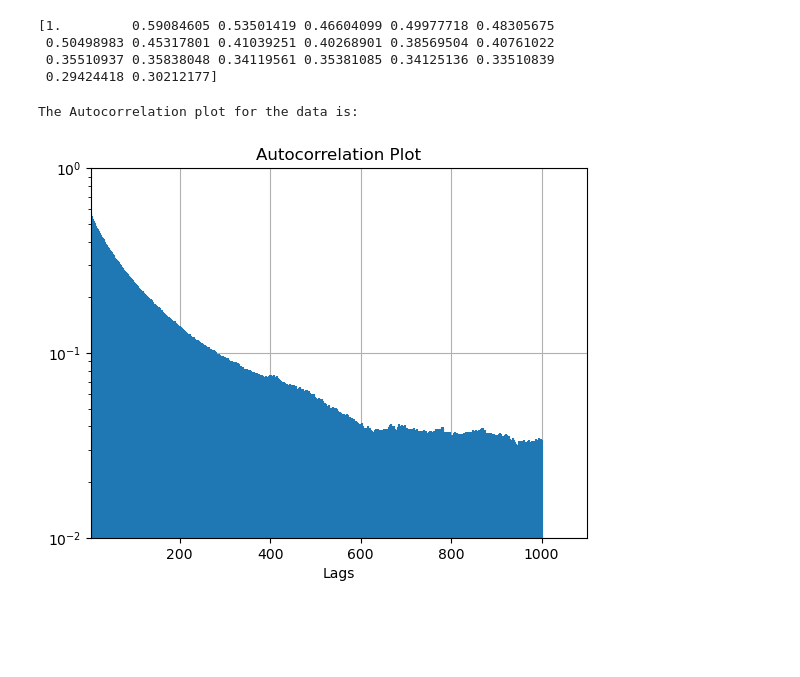
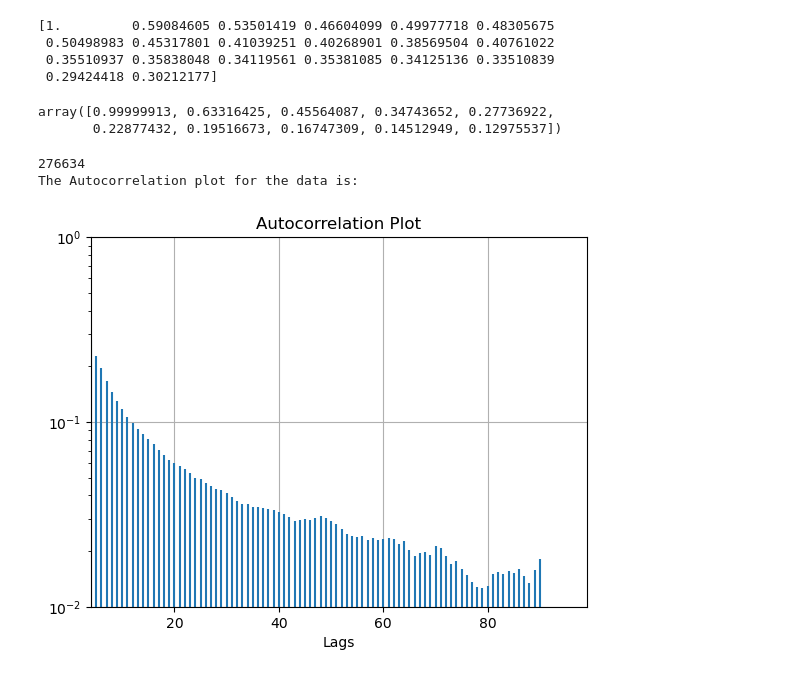
Before and after one commit to MartinGangand/tradeflow, a Jupyter notebook: trade_flow_modelling/src/data_analysis.ipynb, the cells around one changed output. Drawn from its saved outputs; the diff is of its cells as text; code cells hidden in the pictures; blank space fills up the shorter version.

Commit message:
Time series modelling refactoring + comparison of different methods to compute the autocorrelatio function

```diff
--- a/trade_flow_modelling/src/data_analysis.ipynb
+++ b/trade_flow_modelling/src/data_analysis.ipynb
@@ -96,10 +95,3 @@ buy_pct.show(100)
 |20231129|   484253|   46.9|
 |20231130|   341750|   47.8|
 +--------+---------+-------+
-# %%
-
-# data_filtered = data.filter(F.col("date").isin(["20231101", "20231102"])).sort(["time", "id"])
-data_filtered = data.filter(F.col("date").isin(["20230901", "20230902"])).sort(["time", "id"])
-signs_filtered = utils.get_column_from_pyspark_df(data_filtered, "epsilon")
-# print(signs_filtered[:15])
-# data_filtered.show(20)
@@ -214,0 +140,5 @@ autocorrelation_true = metric_calculator.compute_autocorrelation(signs_filtered,
+# %%
+
+N = 100000000
+# arr = [np.random.normal() for i in range(N)]
+arr = np.random.normal(size=N)
@@ -214,0 +572,5 @@ autocorrelation_true = metric_calculator.compute_autocorrelation(signs_filtered,
+# %%
+signs = sign_extractor.retrieve_signs("APTUSDT", "2023-11-01", "2023-11-01")
+# signs = pyspark_utils.get_column_from_pyspark_df(data.filter(F.col("date") == "20231101"), column_name="epsilon", sort_column=["time", "id"])
+print(len(signs))
+autocorrelation_true = metric_calculator.compute_autocorrelation(signs, 1000)
@@ -215,13 +582,10 @@ autocorrelation_true = metric_calculator.compute_autocorrelation(signs_filtered,
 # %%
 # V2
 # Remove negative params? Normalize params? capp if proba_to_buy > 1 or < 0?
-importlib.reload(signs_simulator)
-import time_series.time_series as time_series
-importlib.reload(time_series)
-importlib.reload(utils)
+from modelisation.models import autoregressive_model
+importlib.reload(autoregressive_model)
+nb_signs_to_simulate = len(signs) * 10
+simulated_signs, nb_lags = autoregressive_model.simulate_signs(signs, nb_lags=49, size=nb_signs_to_simulate)
 
-
-nb_signs_to_simulate = len(signs_filtered) * 10
-simulated_signs, nb_lags = signs_simulator.simulate_signs(signs_filtered, nb_signs_to_simulate, nb_lags=49, verbose=True)
-plot_autocorrelation_training_and_simulated_signs(signs_filtered, simulated_signs, nb_lags=nb_lags+50, trained_until_lag=nb_lags)
+plot_autocorrelation_training_and_simulated_signs(signs, simulated_signs, nb_lags=nb_lags+50, trained_until_lag=nb_lags)
 # %% [output]
@@ -431,26 +787,33 @@ print(autocorrelation_statistical(signs_test))
  0.50498983 0.45317801 0.41039251 0.40268901 0.38569504 0.40761022
  0.35510937 0.35838048 0.34119561 0.35381085 0.34125136 0.33510839
  0.29424418 0.30212177]
+# %%
+import statsmodels.tsa.api as smt
+smt.acovf(signs)[:10]
+# %% [output]
+array([0.99999913, 0.63316425, 0.45564087, 0.34743652, 0.27736922,
+       0.22877432, 0.19516673, 0.16747309, 0.14512949, 0.12975537])
 # %%
 # Adding plot title.
 plt.title("Autocorrelation Plot")
-
+print(len(signs))
 # Providing x-axis name.
 plt.xlabel("Lags")
-
+s = [float(i) for i in signs]
 # Plotting the Autocorrelation plot.
-plt.acorr(signs[:500001], maxlags = 1000)
+plt.acorr(s, maxlags = 90)
 
 # Displaying the plot.
 print("The Autocorrelation plot for the data is:")
 plt.yscale("log")
 plt.grid(True)
 plt.xlim(left=4)
 plt.ylim(0.01, 1)
 plt.show()
 # %% [output]
+276634
 The Autocorrelation plot for the data is:
-[figure, old version]
+[figure, new version]
 # %%
 def order_sign_imbalance(signs):
     return np.sum(signs) / len(signs)
```
Also changed, not shown: parts of 18 cells of this notebook, 25 other files.
